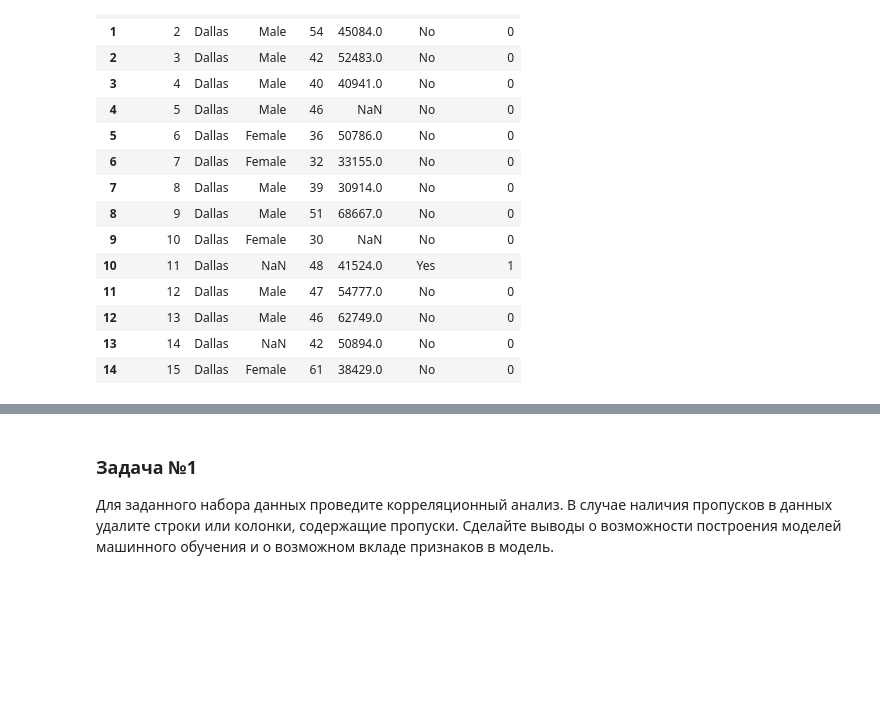
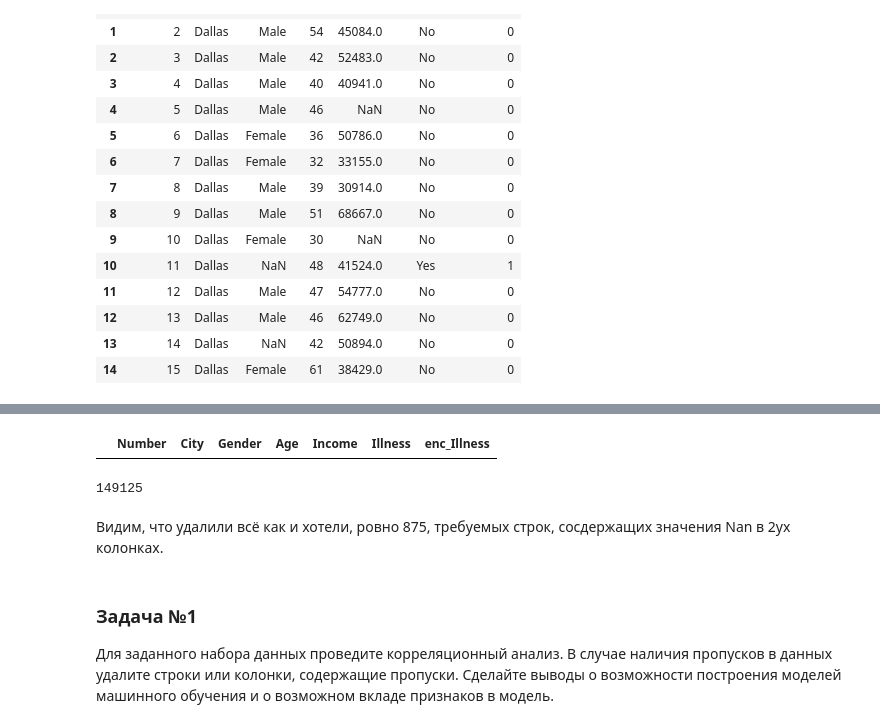
Before and after one commit to KZLZG/TML, a Jupyter notebook: RK1/rk1.ipynb, the cells around one changed output, grey strips where cells are left out. Drawn from its saved outputs; the diff is of its cells as text; code cells hidden in the pictures; blank space fills up the shorter version.

```diff
--- a/RK1/rk1.ipynb
+++ b/RK1/rk1.ipynb
@@ -156,3 +191,20 @@ See the caveats in the documentation: https://pandas.pydata.org/pandas-docs/stab
+# %%
+# Вызовем метод .dropna() с аргументом subset=, в который передадим названия наших 2ух колонок,
+# содержащих Nan'ы, тогда метод будет проверять только их,
+# и аргументом thresh=, равным 1, чтобы метод оставлял только строки, в которых
+# как минимум 1 НЕ-NA значение
+df2 = data_with_gaps.dropna(subset=['Gender','Income'], thresh=1)
+# %%
+df2.loc[(data_with_gaps['Income'].isna()) & (data_with_gaps['Gender'].isna())]
+# %% [output]
+|  | Number | City | Gender | Age | Income | Illness | enc_Illness |
+# %%
+# посчитаем кол-во оставшихся строк
+df2.shape[0]
+# %% [output]
+149125
+# %% [markdown]
+Видим, что удалили всё как и хотели, ровно 875, требуемых строк, сосдержащих значения Nan в 2ух колонках.
 # %% [markdown]
 ### Задача №1
 Для заданного набора данных проведите корреляционный анализ. В случае наличия пропусков в данных удалите строки или колонки, содержащие пропуски. Сделайте выводы о возможности построения моделей машинного обучения и о возможном вкладе признаков в модель.
```
Also changed, not shown: parts of 4 cells of this notebook.
